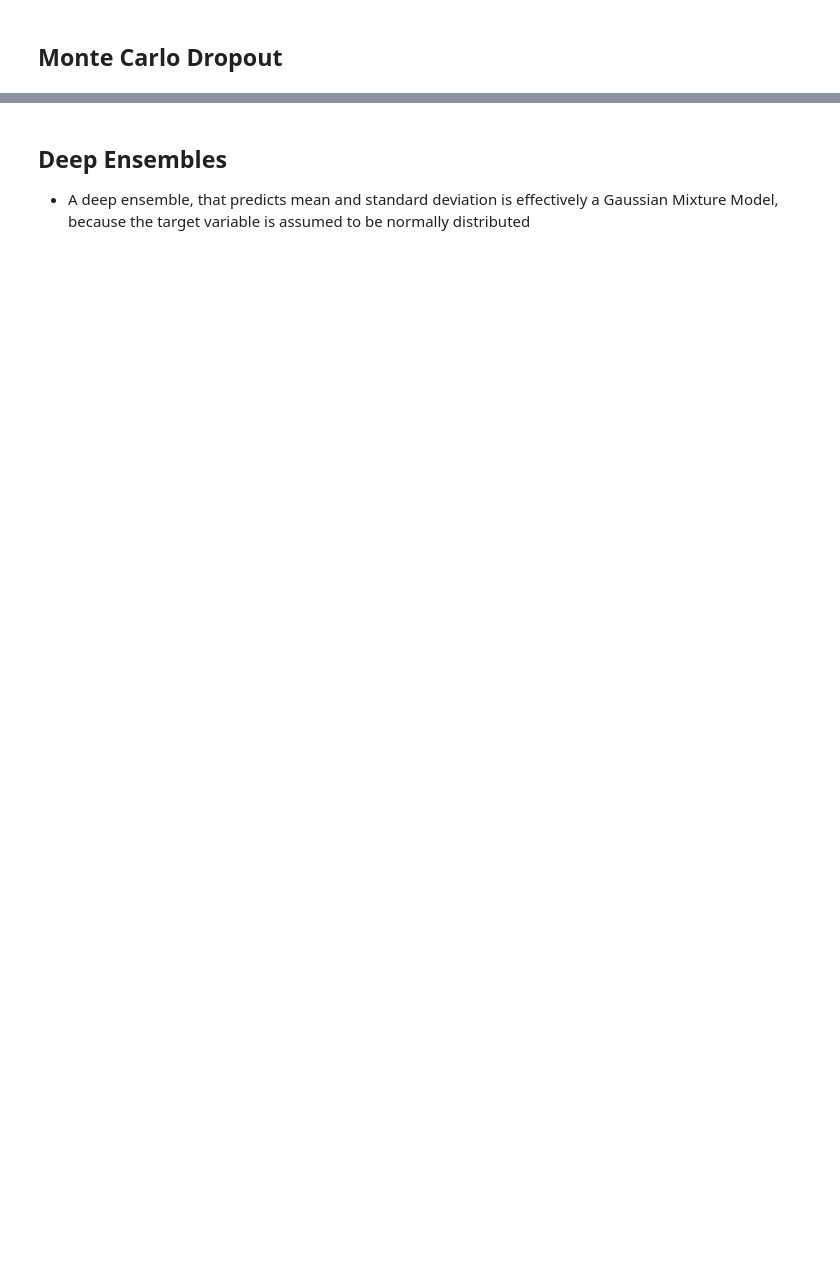
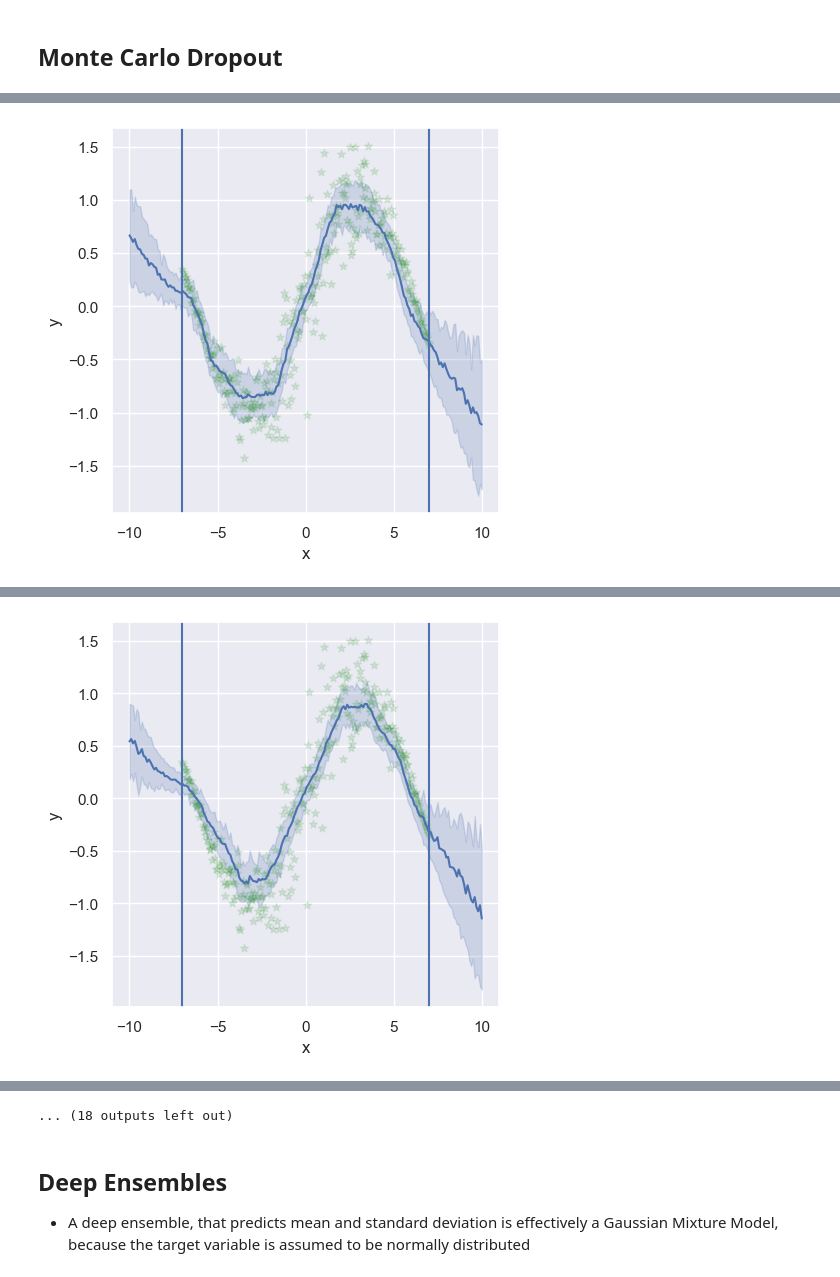
Before and after one commit to csml-beach/DNN-UQ-Code, a Jupyter notebook: uncertainty_deep_learning_pytorch.ipynb, the cells around one changed output, grey strips where cells are left out. Drawn from its saved outputs; the diff is of its cells as text; code cells hidden in the pictures; blank space fills up the shorter version.

```diff
--- a/uncertainty_deep_learning_pytorch.ipynb
+++ b/uncertainty_deep_learning_pytorch.ipynb
@@ -108,7 +97,7 @@ Params: 4418
 # %%
 import pandas as pd
 import seaborn as sns
-sns.set(rc={'figure.figsize':(9, 7)})
+sns.set(rc={'figure.figsize':(5, 5)})
 
 def make_plot(model):
     # Get predictions
@@ -456,7 +434,7 @@ import torch.nn.functional as F
 import torch.optim as optim
 import matplotlib.pyplot as plt
 from matplotlib.pyplot import scatter, figure
-sns.set(rc={'figure.figsize':(9, 7)})
+sns.set(rc={'figure.figsize':(5, 5)})
 # %% [markdown]
 - The decorator allows to do bayesian-specific operations such as sampling and calculating the variational inference loss.
 - Internally, the bayesian layers use for example **TrainableRandomDistribution** to represent trainable distributions over weights.
@@ -648,6 +666,7 @@ for epoch in range(150):
              # Sample MC Dropout predictions
              outs = []
              for i in range(10):
+                  model.train()
                   out = model(x)
                   outs.append(out)
 
@@ -657,3 +676,4 @@ for epoch in range(150):
         test_loss = sum(all_test_losses)/len(all_test_losses)
         print(f"Epoch {epoch} | batch train loss: {loss} | test loss: {test_loss}")
         make_plot_mcdo(model)
+# %% [output]
@@ -659,0 +681 @@ for epoch in range(150):
+[figure, added]
@@ -659,0 +683 @@ for epoch in range(150):
+[figure, added]
@@ -660,3 +692,4 @@ for epoch in range(150):
+... (18 outputs left out)
 # %% [markdown]
 ## Deep Ensembles
 -  A deep ensemble, that predicts mean and standard deviation is effectively a Gaussian Mixture Model, because the target variable is assumed to be normally distributed
```
Also changed, not shown: parts of 17 cells of this notebook.
